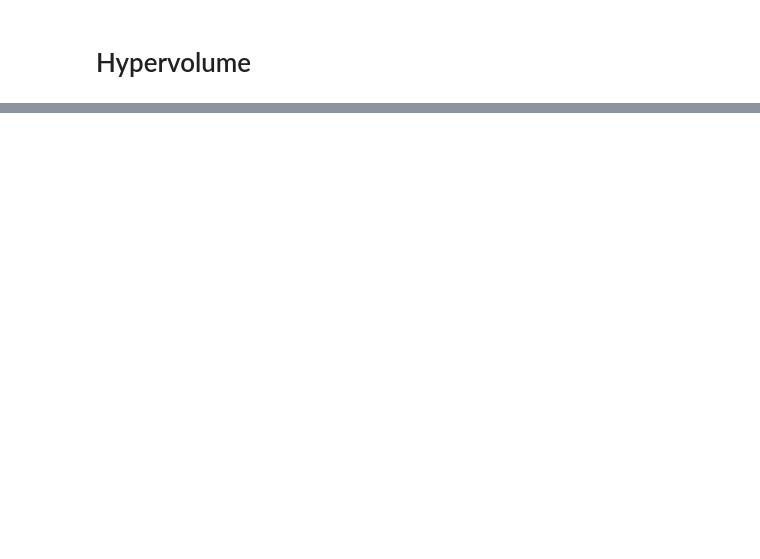
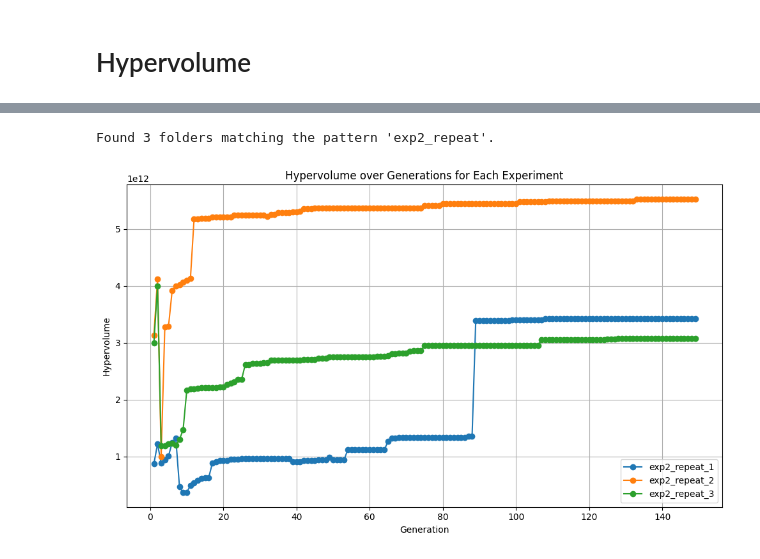
Before and after one commit to DiegoPaezA/MoQ-NAS, a Jupyter notebook: preview_mo.ipynb, the cells around one changed output, grey strips where cells are left out. Saved outputs shown, nothing was run; the diff lists cells and outputs as text; code cells hidden in the pictures; blank space fills up the shorter version.

```diff
--- a/preview_mo.ipynb
+++ b/preview_mo.ipynb
@@ -219,0 +220,7 @@ Found 3 folders matching the pattern 'exp2_repeat'.
+# %%
+# Example usage:
+main_path = "experiment_cifar10_nsga"
+plot_hypervolume_over_epochs(main_path, experiment_pattern="exp2_repeat")
+# %% [output]
+Found 3 folders matching the pattern 'exp2_repeat'.
+[figure, added]
```
Also changed, not shown: parts of 6 cells of this notebook.
